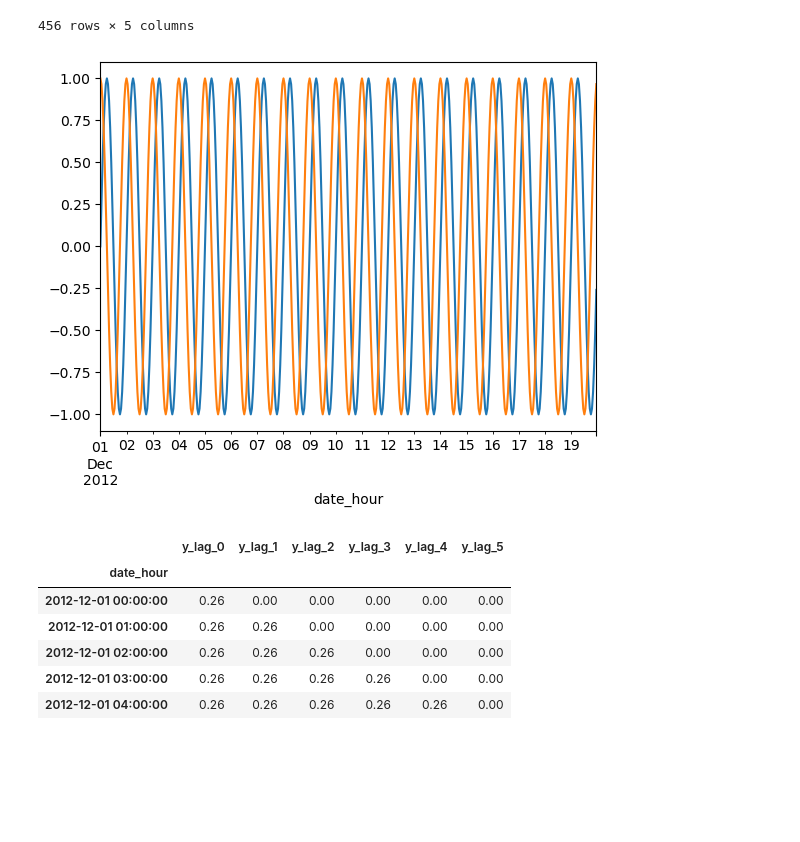
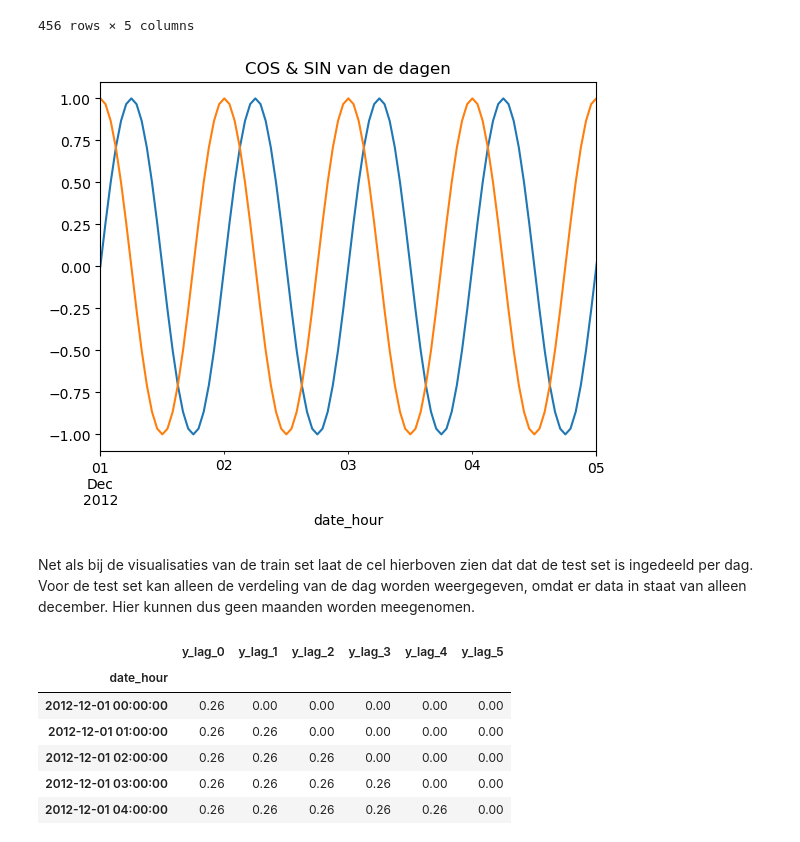
Before and after one commit to NimaGhafar/machine_learning_deurwaardes, a Jupyter notebook: Heethoofd_Portfolio.ipynb, the cells around one changed output. Cells and saved outputs as stored; diff of their text form; code cells hidden in the pictures; blank space fills up the shorter version.

```diff
--- a/Heethoofd_Portfolio.ipynb
+++ b/Heethoofd_Portfolio.ipynb
@@ -906,9 +941,13 @@ X2
 # %%
 X2['sin(1,freq=D)'].plot()
 X2['cos(1,freq=D)'].plot()
+plt.xlim('2012-12-01','2012-12-05')
+plt.title("COS & SIN van de dagen")
 plt.show()
 # %% [output]
-[figure, old version]
+[figure, new version]
+# %% [markdown]
+Net als bij de visualisaties van de train set laat de cel hierboven zien dat dat de test set is ingedeeld per dag. Voor de test set kan alleen de verdeling van de dag worden weergegeven, omdat er data in staat van alleen december. Hier kunnen dus geen maanden worden meegenomen.
 # %%
 def make_lags(ts, lags, lead_time=1):
     return pd.concat(
```
Also changed, not shown: parts of 66 cells of this notebook.
